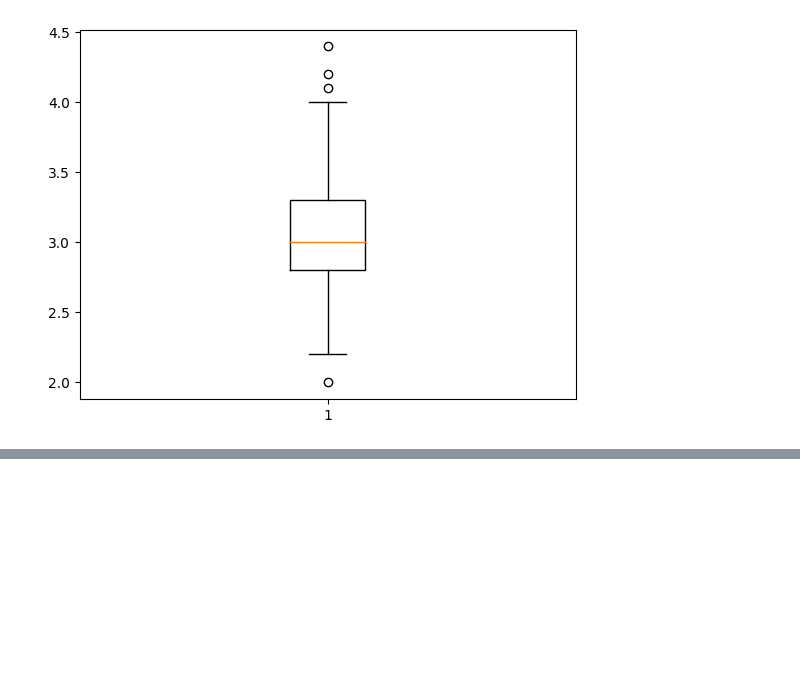
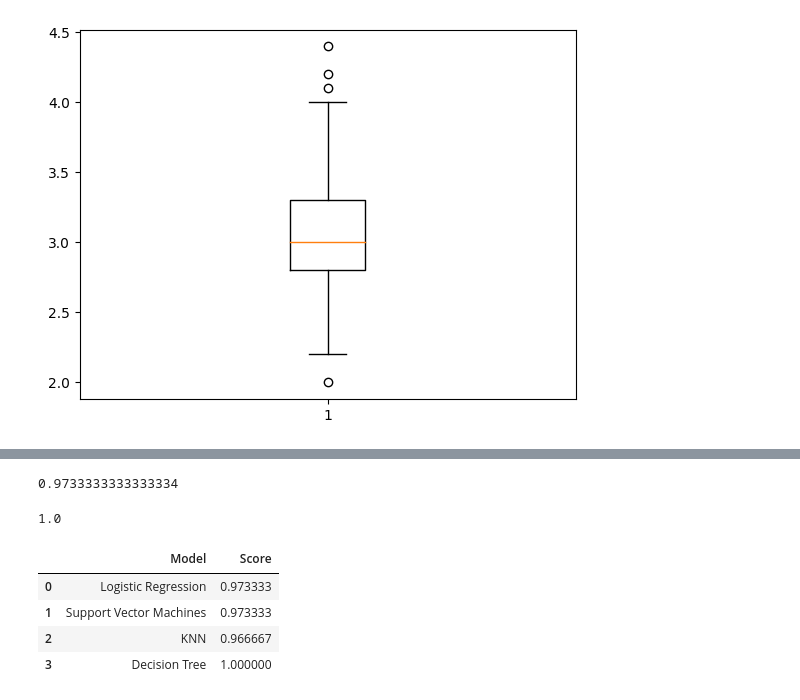
Before and after one commit to sahilrockon/iris-classification-, a Jupyter notebook: Untitled4.ipynb, the cells around one changed output, grey strips where cells are left out. Cells and saved outputs as stored; diff of their text form; code cells hidden in the pictures; blank space fills up the shorter version.

```diff
--- a/Untitled4.ipynb
+++ b/Untitled4.ipynb
@@ -142,0 +156,3 @@ dt['Sepal.Width'].max()
+# %%
+knc=KNeighborsClassifier()
+knc=knc.fit(x,y)
@@ -142,0 +163,26 @@ dt['Sepal.Width'].max()
+# %%
+sv=svm.SVC()
+sv=sv.fit(x,y)
+# %%
+sv.score(x,y)
+# %% [output]
+0.9733333333333334
+# %%
+dtc=DecisionTreeClassifier()
+dtc=dtc.fit(x,y)
+# %%
+dtc.score(x,y)
+# %% [output]
+1.0
+# %%
+results = pd.DataFrame({
+    'Model': ['Logistic Regression','Support Vector Machines', 'KNN' ,'Decision Tree'],
+    'Score': [lg.score(x,y),sv.score(x,y),knc.score(x,y),dtc.score(x,y)]})
+# %%
+results
+# %% [output]
+|  | Model | Score |
+| 0 | Logistic Regression | 0.973333 |
+| 1 | Support Vector Machines | 0.973333 |
+| 2 | KNN | 0.966667 |
+| 3 | Decision Tree | 1.000000 |
```
Also changed, not shown: parts of 6 cells of this notebook.
